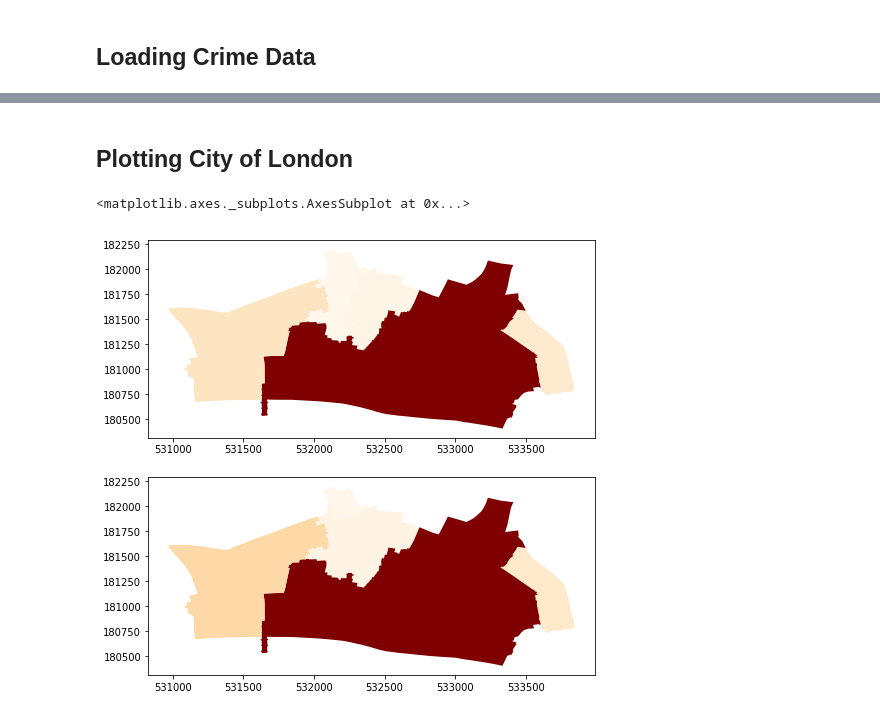
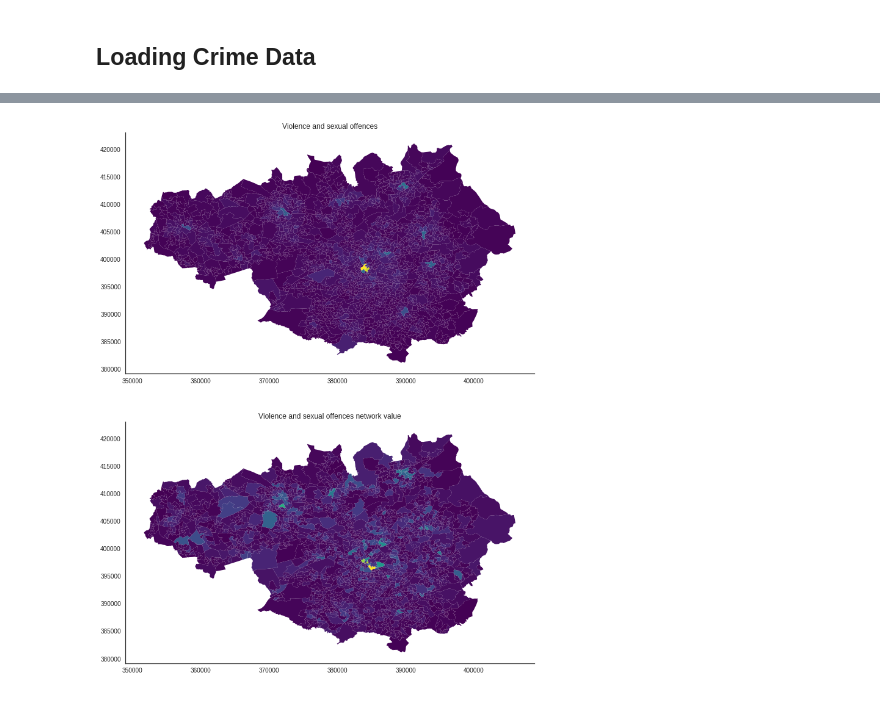
Before and after one commit to jaspajjr/open-data-lsoa, a Jupyter notebook: data-exploration.ipynb, the cells around one changed output, grey strips where cells are left out. Cells and saved outputs as stored; diff of their text form; code cells hidden in the pictures.

```diff
--- a/data-exploration.ipynb
+++ b/data-exploration.ipynb
@@ -330,12 +221,23 @@ G = nx.from_pandas_edgelist(
-# %% [markdown]
-## Plotting City of London
-# %%
-
-fig = plt.figure(figsize=(8, 8))
-ax1 = fig.add_subplot(211)
-a[a['Crime type'] == 'Drugs'].plot(column='Crime ID', cmap='OrRd', ax=ax1)
-ax2 = fig.add_subplot(212)
-a[a['Crime type'] == 'Violence and sexual offences'].plot(column='Crime ID', cmap='OrRd', ax=ax2)
-# %% [output]
-<matplotlib.axes._subplots.AxesSubplot at 0x...>
-[figure, removed]
+# %%
+plotting_df = neighbour_df.groupby(['lsoacd11', 'crime']).first().reset_index()
+
+for name, group in plotting_df.groupby('crime'):
+    pass
+# %%
+
+fig = plt.figure(figsize=(12, 16))
+ax = fig.add_subplot(211)
+
+gpd.GeoDataFrame(group).plot('value', cmap='viridis', ax=ax)
+ax.set_title(name)
+
+
+ax = fig.add_subplot(212)
+
+gpd.GeoDataFrame(group).plot('dot_product', cmap='viridis', ax=ax)
+
+ax.set_title('{0} network value'.format(name))
+
+sns.despine(fig=fig)
+# %% [output]
+[figure, added]
```
Also changed, not shown: parts of 22 cells of this notebook.
